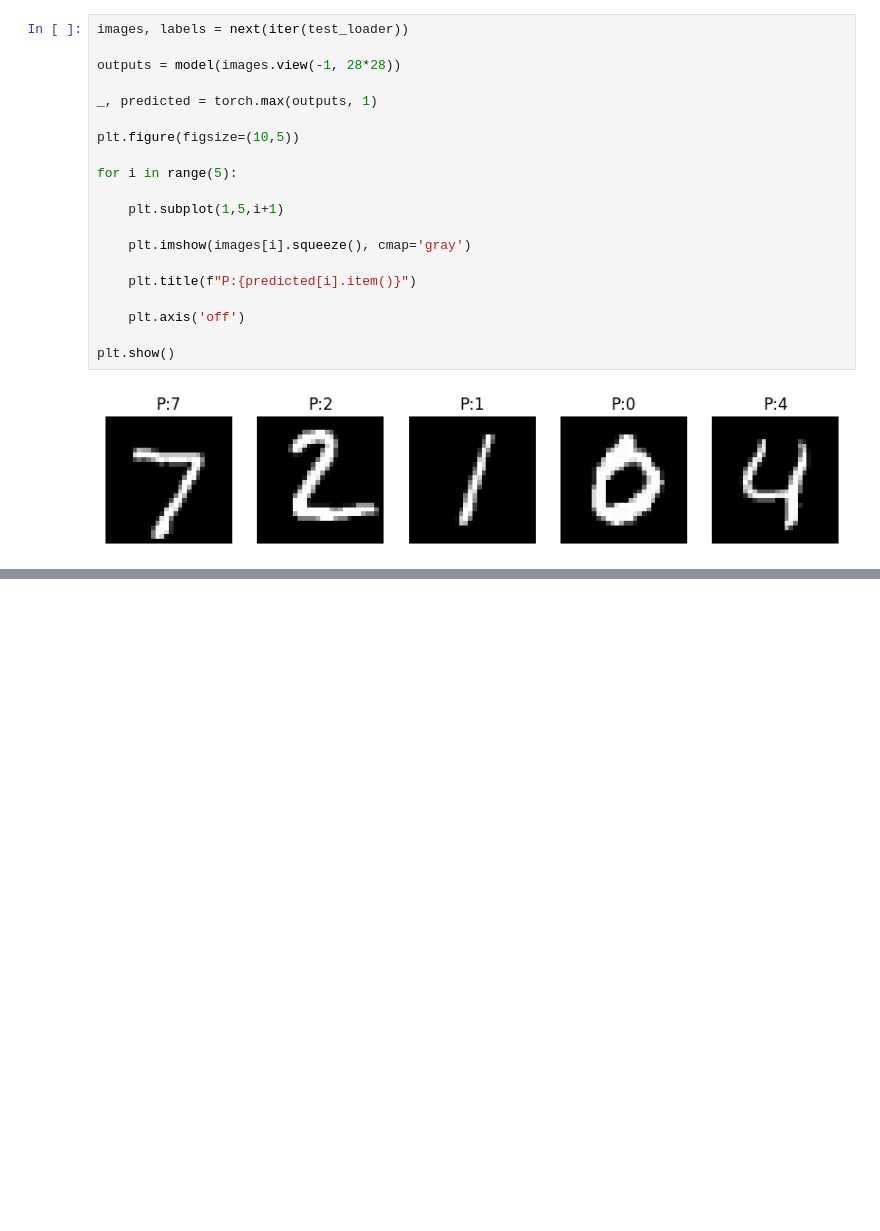
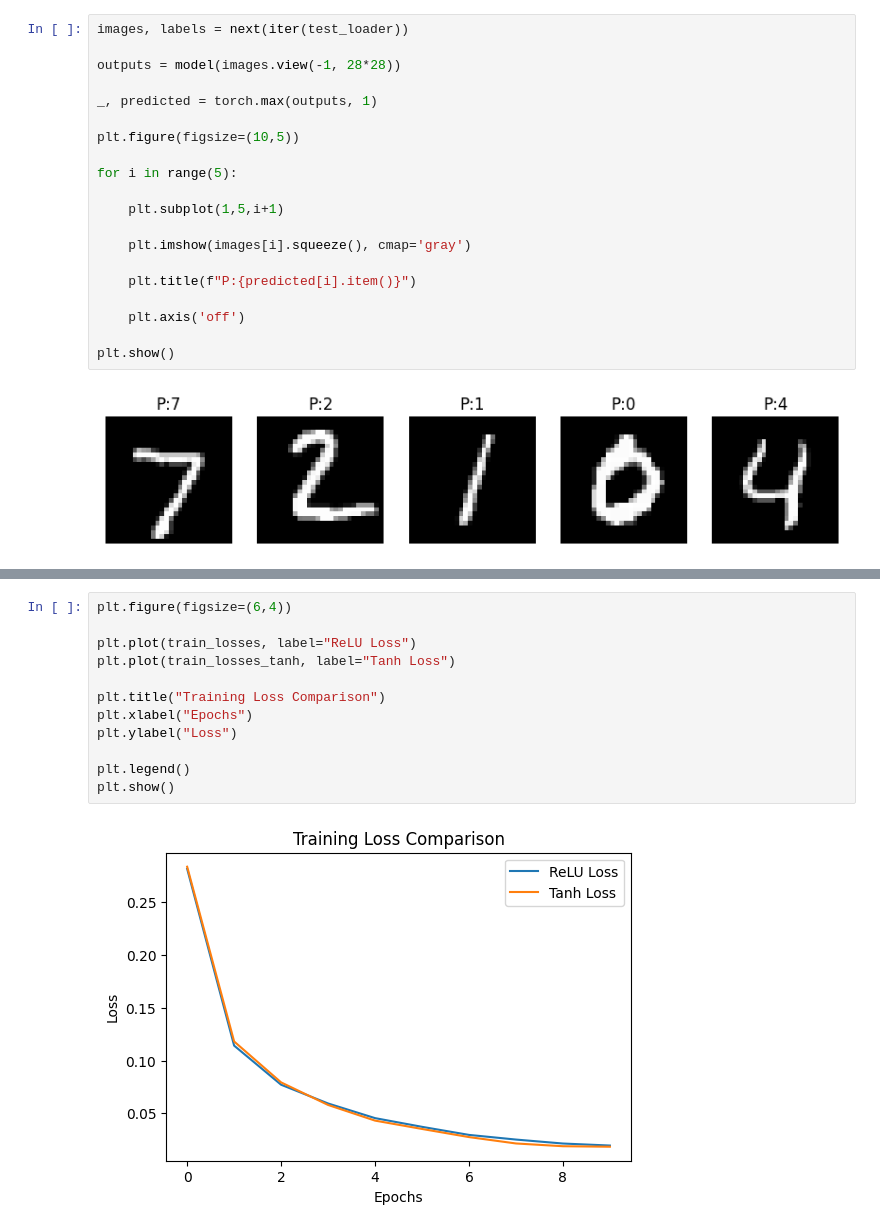
Before and after one commit to zizimostafa/mnist-mlp-nn_project, a Jupyter notebook: NN_ASSI.ipynb, the cells around one changed output, grey strips where cells are left out. Saved outputs shown, nothing was run; the diff lists cells and outputs as text; blank space fills up the shorter version.

```diff
--- a/NN_ASSI.ipynb
+++ b/NN_ASSI.ipynb
@@ -288,0 +308,14 @@ Tanh Accuracy: 97.50%
+# %%
+plt.figure(figsize=(6,4))
+
+plt.plot(train_losses, label="ReLU Loss")
+plt.plot(train_losses_tanh, label="Tanh Loss")
+
+plt.title("Training Loss Comparison")
+plt.xlabel("Epochs")
+plt.ylabel("Loss")
+
+plt.legend()
+plt.show()
+# %% [output]
+[figure, added]
```
Also changed, not shown: parts of 6 cells of this notebook.
